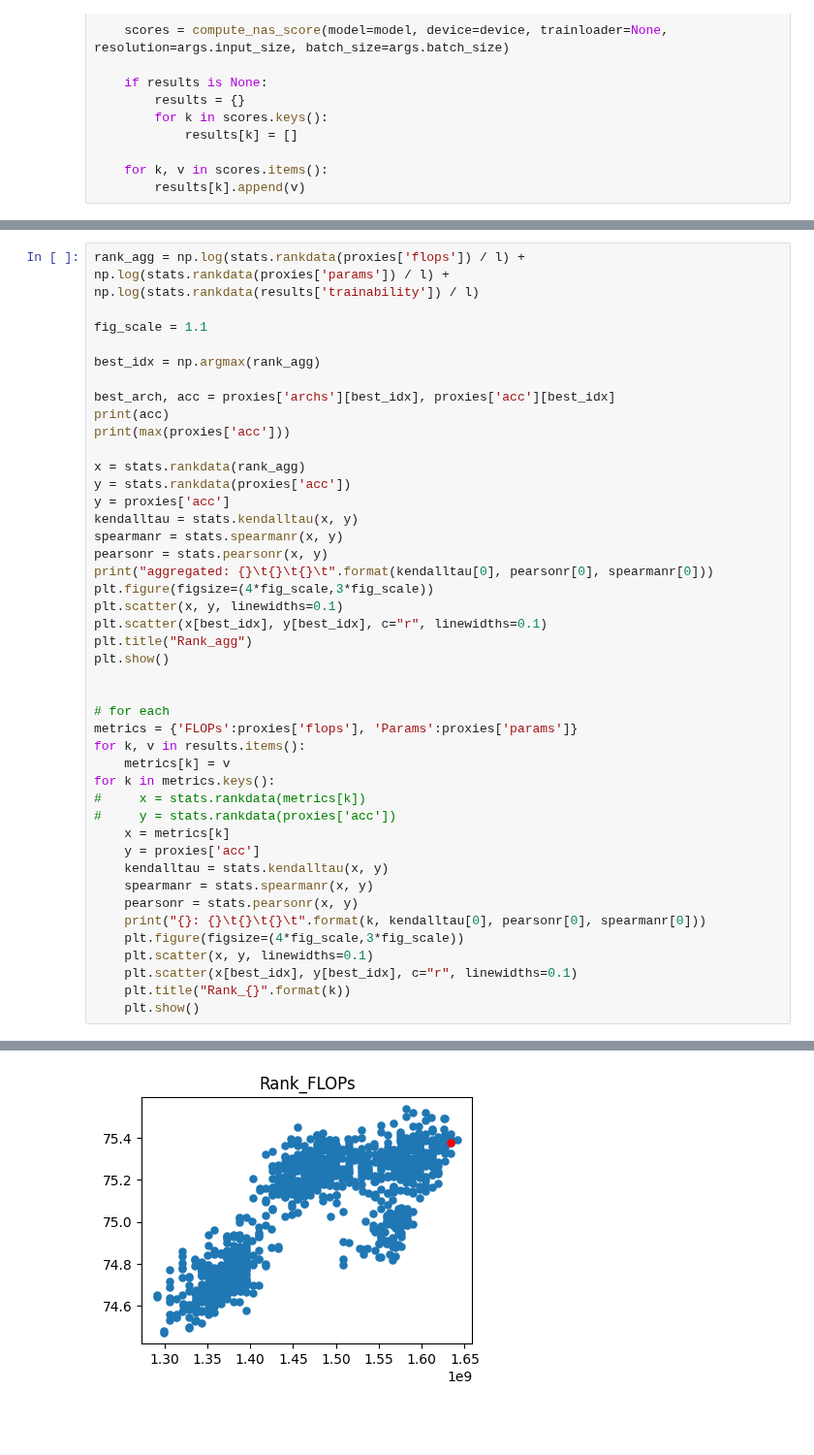
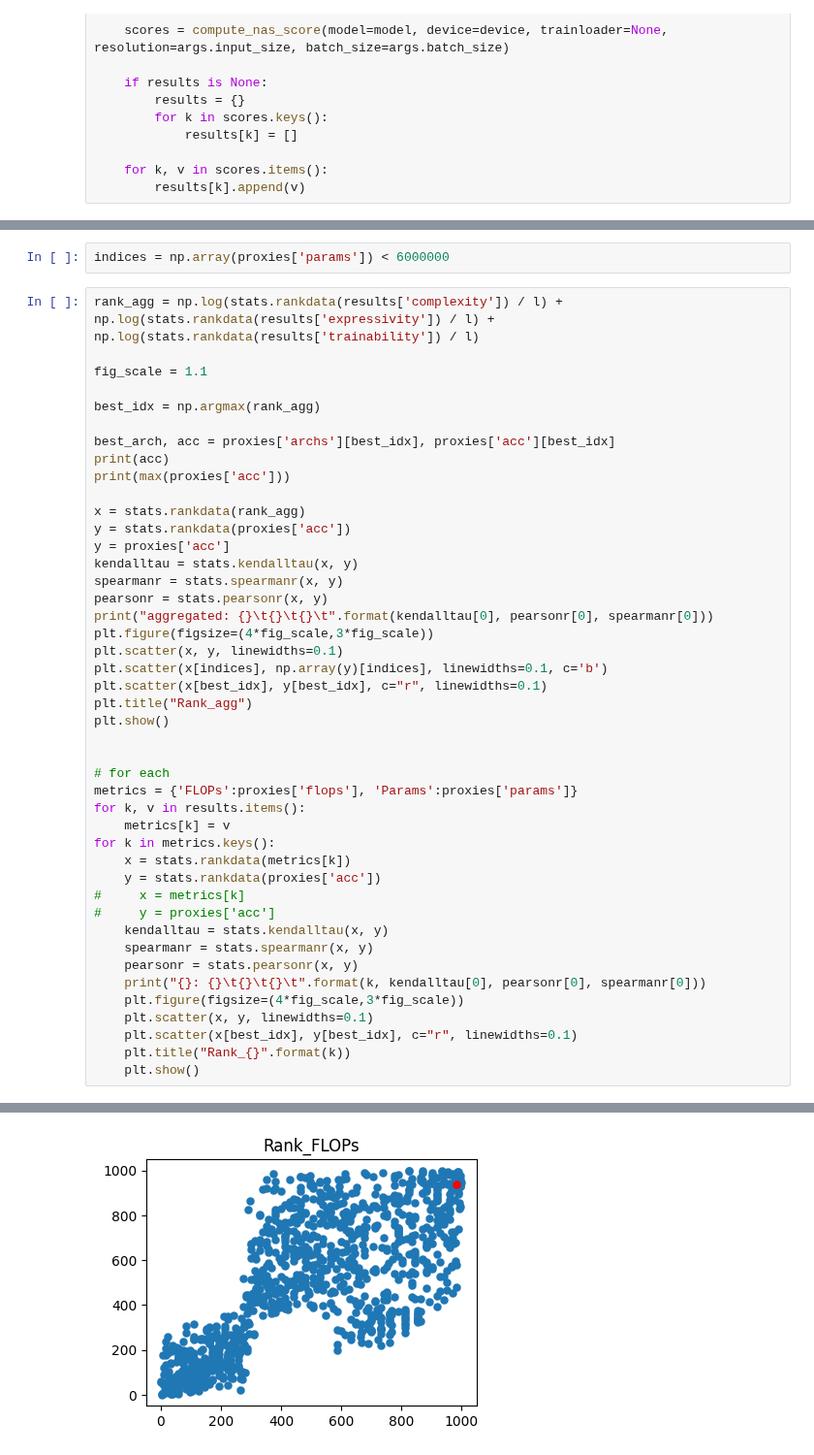
Before and after one commit to cvlab-yonsei/AZ-NAS, a Jupyter notebook: ImageNet_AutoFormer/correlation.ipynb, the cells around one changed output, grey strips where cells are left out. Shown at 97% size. Drawn from its saved outputs; the diff is of its cells as text; blank space fills up the shorter version.

Commit message:
rev NB201 proxies

```diff
--- a/ImageNet_AutoFormer/correlation.ipynb
+++ b/ImageNet_AutoFormer/correlation.ipynb
@@ -205,5 +201,7 @@ dict_keys(['trainability', 'complexity'])
+# %%
+indices = np.array(proxies['params']) < 6000000
 # %%
-rank_agg = np.log(stats.rankdata(proxies['flops']) / l) + np.log(stats.rankdata(proxies['params']) / l) + np.log(stats.rankdata(results['trainability']) / l)
+rank_agg = np.log(stats.rankdata(results['complexity']) / l) + np.log(stats.rankdata(results['expressivity']) / l) + np.log(stats.rankdata(results['trainability']) / l)
 
 fig_scale = 1.1
 
@@ -222,6 +220,7 @@ pearsonr = stats.pearsonr(x, y)
 print("aggregated: {}\t{}\t{}\t".format(kendalltau[0], pearsonr[0], spearmanr[0]))
 plt.figure(figsize=(4*fig_scale,3*fig_scale))
 plt.scatter(x, y, linewidths=0.1)
+plt.scatter(x[indices], np.array(y)[indices], linewidths=0.1, c='b')
 plt.scatter(x[best_idx], y[best_idx], c="r", linewidths=0.1)
 plt.title("Rank_agg")
 plt.show()
@@ -232,10 +231,10 @@ metrics = {'FLOPs':proxies['flops'], 'Params':proxies['params']}
 for k, v in results.items():
     metrics[k] = v
 for k in metrics.keys():
-#     x = stats.rankdata(metrics[k])
-#     y = stats.rankdata(proxies['acc'])
-    x = metrics[k]
-    y = proxies['acc']
+    x = stats.rankdata(metrics[k])
+    y = stats.rankdata(proxies['acc'])
+#     x = metrics[k]
+#     y = proxies['acc']
     kendalltau = stats.kendalltau(x, y)
     spearmanr = stats.spearmanr(x, y)
     pearsonr = stats.pearsonr(x, y)
@@ -254 +253 @@ FLOPs: 0.5125668607136328       0.7587199818885811      0.7001366044466338
-[figure, old version]
+[figure, new version]
```
Also changed, not shown: parts of 3 cells of this notebook, 15 other files.
